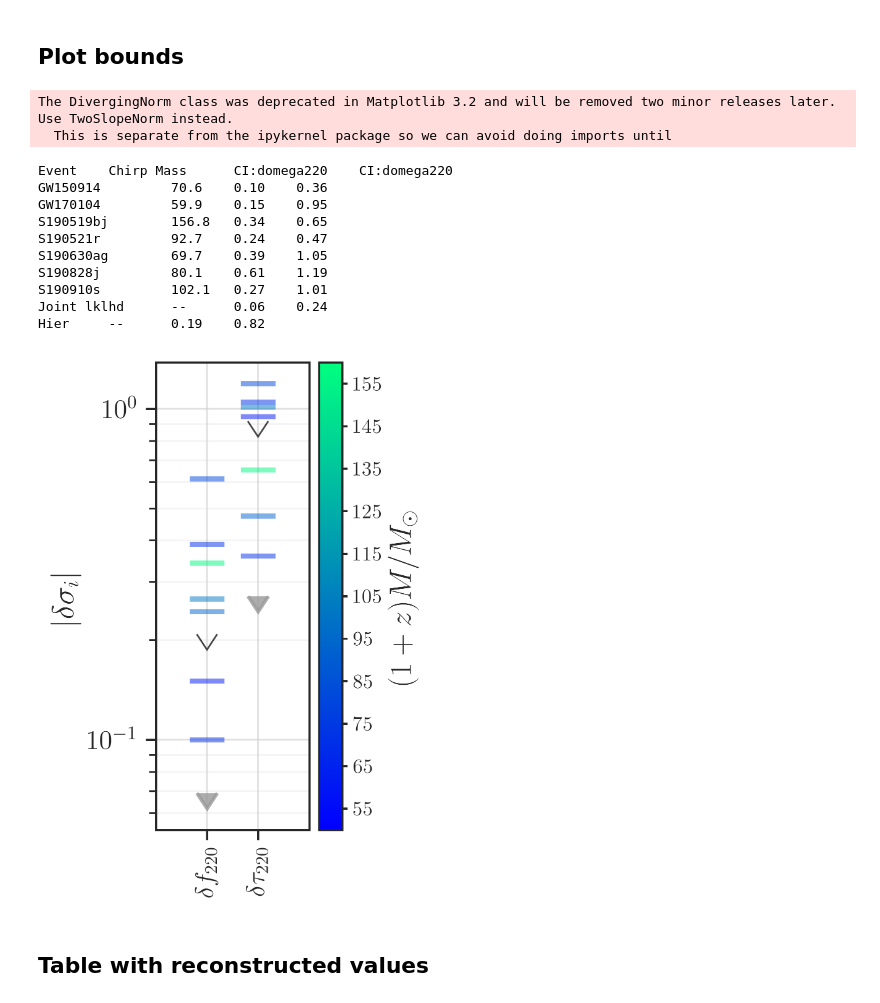
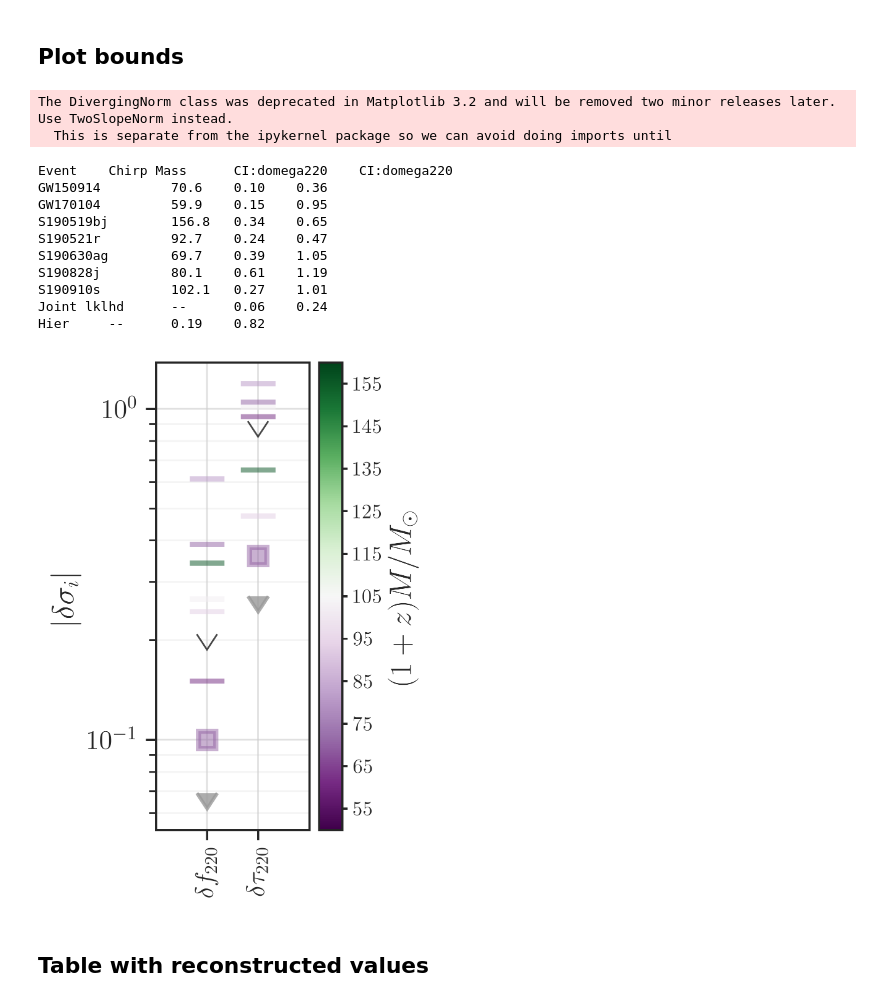
Before and after one commit to abhirup-ghosh/spinqnm, a Jupyter notebook: data/rin/plot_pseob_results_mit_O1O2.ipynb, the cells around one changed output. Cells and saved outputs as stored; diff of their text form; code cells hidden in the pictures.

Commit message:
changed color scheme

```diff
--- a/data/rin/plot_pseob_results_mit_O1O2.ipynb
+++ b/data/rin/plot_pseob_results_mit_O1O2.ipynb
@@ -83,9 +83,9 @@ for param in params:
     for event in event_list:
         sample_dict[param][event] = np.loadtxt(data_file_path_template.format(event=event, param=param))
 
-color1 = '#225378'#'#32a6a8'
-color2 = '#1695A3'#'#6132a8'
-color3 = '#ACF0F2'#'#a87932'
+color1 = '#32a6a8'
+color2 = '#6132a8'
+color3 = '#a87932'
 
 # Tune the min and max params
 df_220_min = -0.5
@@ -121,7 +121,7 @@ for event in event_list:
     if event == "GW150914":
         ax_df_220.plot(pts, pdf, linewidth=2.0, color=color2, label=e.name)
     else:
-        ax_df_220.plot(pts, pdf, linewidth=linewidth, color=color2, alpha=alpha, linestyle='dashdot')
+        ax_df_220.plot(pts, pdf, linewidth=linewidth, color=color1, alpha=alpha, linestyle='dashdot')
     ax_df_220.axvline(0, ls="--", c="grey", linewidth=linewidth)
 
     # Plot dtau220 next
@@ -129,7 +129,7 @@ for event in event_list:
     if event == "GW150914":
         ax_dtau_220.plot(pdf, pts, linewidth=2.0, color=color2)
     else:
-        ax_dtau_220.plot(pdf, pts, linewidth=linewidth, color=color2, alpha=alpha, linestyle='dashdot')
+        ax_dtau_220.plot(pdf, pts, linewidth=linewidth, color=color1, alpha=alpha, linestyle='dashdot')
     ax_dtau_220.axhline(0, ls="--", c="grey", linewidth=linewidth)
 
     # Plot the joint distribution (with 90% contour) at last using utils.kdeplot_2d_clevels
@@ -143,7 +143,7 @@ for event in event_list:
     if event == "GW150914":
         utils.kdeplot_2d_clevels(x_train, y_train, levels=[0.90], xlow=prior_dict["domega_220-min"][event], xhigh=prior_dict["domega_220-max"][event], ylow=prior_dict["dtau_220-min"][event], yhigh=prior_dict["dtau_220-max"][event], ax=ax_joint, linewidths=[2.0], colors=[color2])
     else:
-        utils.kdeplot_2d_clevels(x_train, y_train, levels=[0.90], xlow=prior_dict["domega_220-min"][event], xhigh=prior_dict["domega_220-max"][event], ylow=prior_dict["dtau_220-min"][event], yhigh=prior_dict["dtau_220-max"][event], ax=ax_joint, linewidths=[linewidth], colors=[color2], alpha=alpha, linestyles=['dashdot'])
+        utils.kdeplot_2d_clevels(x_train, y_train, levels=[0.90], xlow=prior_dict["domega_220-min"][event], xhigh=prior_dict["domega_220-max"][event], ylow=prior_dict["dtau_220-min"][event], yhigh=prior_dict["dtau_220-max"][event], ax=ax_joint, linewidths=[linewidth], colors=[color1], alpha=alpha, linestyles=['dashdot'])
 
 ax_joint.axvline(0, ls="--", c="grey", linewidth=linewidth)
 ax_joint.axhline(0, ls="--", c="grey", linewidth=linewidth)
@@ -169,16 +169,16 @@ dtau220_comb = np.loadtxt("combined_samples/{param}_comb.dat.gz".format(param="d
 
 # domega_220
 df_220_comb_pts, df_220_comb_pdf = kde_helper(domega220_comb)
-ax_df_220.fill(df_220_comb_pts, df_220_comb_pdf, linewidth=0.7*linewidth, facecolor='grey', edgecolor='k', alpha=0.5, label="joint\nlikelihood")
+ax_df_220.fill(df_220_comb_pts, df_220_comb_pdf, linewidth=0.7*linewidth, facecolor='darkgreen', edgecolor='k', alpha=0.2, label="joint\nlikelihood")
 # dtau_220
 dtau_220_comb_pts, dtau_220_comb_pdf = kde_helper(dtau220_comb)
-ax_dtau_220.fill(dtau_220_comb_pdf, dtau_220_comb_pts, linewidth=0.7*linewidth, facecolor='grey', edgecolor='k', alpha=0.5)
+ax_dtau_220.fill(dtau_220_comb_pdf, dtau_220_comb_pts, linewidth=0.7*linewidth, facecolor='darkgreen', edgecolor='k', alpha=0.2)
 
 choice = np.random.choice(len(domega220_comb), size=5000)
 x_train = domega220_comb[choice]
 y_train = dtau220_comb[choice]
 utils.kdeplot_2d_clevels(x_train, y_train, levels=[0.90], xlow=prior_dict["domega_220-min"][event], xhigh=prior_dict["domega_220-max"][event], ylow=prior_dict["dtau_220-min"][event], yhigh=prior_dict["dtau_220-max"][event], ax=ax_joint, linewidths=[1.0], colors=['k'])
-utils.kdeplot_2d_clevels_contourf(x_train, y_train, levels=[0.90, 0.01], xlow=prior_dict["domega_220-min"][event], xhigh=prior_dict["domega_220-max"][event], ylow=prior_dict["dtau_220-min"][event], yhigh=prior_dict["dtau_220-max"][event], ax=ax_joint, linewidths=[1.0], colors=['grey'], alpha=0.5)
+utils.kdeplot_2d_clevels_contourf(x_train, y_train, levels=[0.90, 0.01], xlow=prior_dict["domega_220-min"][event], xhigh=prior_dict["domega_220-max"][event], ylow=prior_dict["dtau_220-min"][event], yhigh=prior_dict["dtau_220-max"][event], ax=ax_joint, linewidths=[1.0], colors=['darkgreen'], alpha=0.2)
 
 
 
@@ -324,9 +324,16 @@ kwargs ={
         'alpha': 0.5,
         'markeredgewidth': 3,
     },
+    'GW150914': {
+        'marker': 's',
+        'ls': '',
+        'markersize': 10,
+        'alpha': 0.5,
+        'markeredgewidth': 3,
+    },
 }
 # %%
-cmap      = plt.cm.winter
+cmap      = plt.cm.PRGn
 # norm      = matplotlib.colors.Normalize(vmin=(5.0), vmax=(45.0));
 norm      = matplotlib.colors.DivergingNorm(105.0, vmin=(50.0), vmax=(160.0));
 
@@ -349,8 +356,12 @@ for event in event_list:
 
     print(f"{event} \t {mtotal_dict[event]} \t {domega220_right - domega220_left:.2f} \t {dtau220_right - dtau220_left:.2f}")
 
-    ax.semilogy(0, domega220_right - domega220_left, c=c, **kwargs['event'])
-    ax.semilogy(1, dtau220_right - dtau220_left, c=c, **kwargs['event'])
+    if event == 'GW150914':
+        ax.semilogy(0, domega220_right - domega220_left, c=c, **kwargs['GW150914'])
+        ax.semilogy(1, dtau220_right - dtau220_left, c=c, **kwargs['GW150914'])
+    else:
+        ax.semilogy(0, domega220_right - domega220_left, c=c, **kwargs['event'])
+        ax.semilogy(1, dtau220_right - dtau220_left, c=c, **kwargs['event'])
 
 
 # condifence intervals on combined posteriors
@@ -376,34 +387,34 @@ ax.set_ylabel("$|\delta \sigma_i|$")
 # grid
 ax.grid(which='major',axis='both', b=True, linestyle='-',alpha=0.6)
 ax.grid(which='minor',b=True, linestyle='-',alpha=0.2)
 
 # Set x- and y-limits
 ax.set_xlim(-1.0, 2.0)
 
 # add colorbar
 sm   = plt.cm.ScalarMappable(cmap=cmap, norm=norm)
 sm.set_array([])
 cbar = plt.colorbar(sm, ticks=np.linspace(55, 165, 12))
 cbar.ax.set_yticklabels(cbar.ax.get_yticklabels(), fontsize=12)
 cbar.ax.tick_params('y', length=3, which='major')
 cbar.set_label(r'$ (1 + z) M / M_{\odot}$', fontsize=18, labelpad=2.5)
 
 plt.savefig("../../papers/intro_paper/figures/rin_all_events_bounds.pdf", bbox_inches="tight")
 plt.savefig("../../papers/intro_paper/figures/rin_all_events_bounds.png", bbox_inches="tight")
 # %% [output]
 The DivergingNorm class was deprecated in Matplotlib 3.2 and will be removed two minor releases later. Use TwoSlopeNorm instead.
   This is separate from the ipykernel package so we can avoid doing imports until
 Event    Chirp Mass      CI:domega220    CI:domega220
 GW150914         70.6    0.10    0.36
 GW170104         59.9    0.15    0.95
 S190519bj        156.8   0.34    0.65
 S190521r         92.7    0.24    0.47
 S190630ag        69.7    0.39    1.05
 S190828j         80.1    0.61    1.19
 S190910s         102.1   0.27    1.01
 Joint lklhd      --      0.06    0.24
 Hier     --      0.19    0.82
-[figure, old version]
+[figure, new version]
 # %% [markdown]
 ## Table with reconstructed values
 # %%
```
Also changed, not shown: parts of 1 cell of this notebook, 51 other files.
